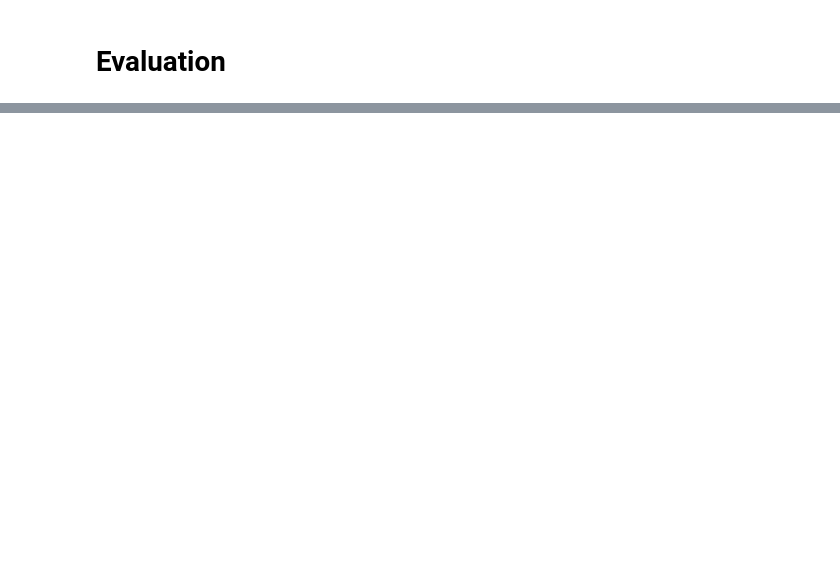
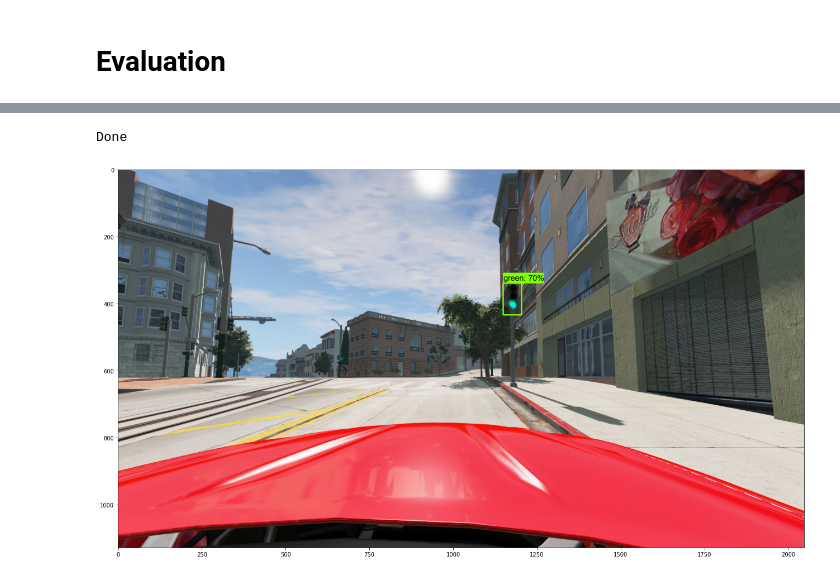
Before and after one commit to roman-kravtsov/seminar-on-testing-self-driving-cars-wise-20-21-project, a Jupyter notebook: simulator.ipynb, the cells around one changed output, grey strips where cells are left out. Drawn from its saved outputs; the diff is of its cells as text; code cells hidden in the pictures; blank space fills up the shorter version.

```diff
--- a/simulator.ipynb
+++ b/simulator.ipynb
@@ -32,7 +51,8 @@ def download_model(model_name, model_date):
 MODEL_DATE = '20200711'
 MODEL_NAME = 'centernet_hg104_1024x1024_coco17_tpu-32'
 # PATH_TO_MODEL_DIR = download_model(MODEL_NAME, MODEL_DATE)
-PATH_TO_MODEL_DIR='C:\\Users\\Roman\\.keras\\datasets\\centernet_hg104_1024x1024_coco17_tpu-32'
+# PATH_TO_MODEL_DIR='C:\\Users\\Roman\\.keras\\datasets\\centernet_hg104_1024x1024_coco17_tpu-32'
+PATH_TO_MODEL_DIR='E:\\Study\\Simulation-Based_Testing_Autonomous_Cars\\seminar-on-testing-self-driving-cars-wise-20-21-project\\exported-models'
 # %%
 # Download labels file
 def download_labels(filename):
@@ -45,7 +65,8 @@ def download_labels(filename):
 
 LABEL_FILENAME = 'mscoco_label_map.pbtxt'
 # PATH_TO_LABELS = download_labels(LABEL_FILENAME)
-PATH_TO_LABELS='C:\\Users\\Roman\\.keras\\datasets\\mscoco_label_map.pbtxt'
+# PATH_TO_LABELS='C:\\Users\\Roman\\.keras\\datasets\\mscoco_label_map.pbtxt'
+PATH_TO_LABELS='E:\\Study\\Simulation-Based_Testing_Autonomous_Cars\\seminar-on-testing-self-driving-cars-wise-20-21-project\\exported-models\\label_map.pbtxt'
 # %%
 def load_image_into_numpy_array(image):
   (im_width, im_height) = image.size
@@ -97,5 +292,8 @@ category_index = label_map_util.create_category_index_from_labelmap(PATH_TO_LABE
 # %% [markdown]
 # Run BEAMNG
+# %%
+images = []
+detections = []
 # %%
 %matplotlib
 import mmap
@@ -240,2 +455,5 @@ Done
 # %% [markdown]
 # Evaluation
+# %%
+image = Image.open('E:\\Study\\driving-object-detection\\images\\green_bng_2.png')
+images = [image]
@@ -241,0 +502,51 @@ Done
+# %%
+for image in images:
+
+    image_np = load_image_into_numpy_array(image)
+
+    # Things to try:
+    # Flip horizontally
+    # image_np = np.fliplr(image_np).copy()
+
+    # Convert image to grayscale
+    # image_np = np.tile(
+    #     np.mean(image_np, 2, keepdims=True), (1, 1, 3)).astype(np.uint8)
+
+    # The input needs to be a tensor, convert it using `tf.convert_to_tensor`.
+    input_tensor = tf.convert_to_tensor(image_np)
+    # The model expects a batch of images, so add an axis with `tf.newaxis`.
+    input_tensor = input_tensor[tf.newaxis, ...]
+
+    # input_tensor = np.expand_dims(image_np, 0)
+    detections = detect_fn(input_tensor)
+
+    # All outputs are batches tensors.
+    # Convert to numpy arrays, and take index [0] to remove the batch dimension.
+    # We're only interested in the first num_detections.
+    num_detections = int(detections.pop('num_detections'))
+    detections = {key: value[0, :num_detections].numpy()
+                   for key, value in detections.items()}
+    detections['num_detections'] = num_detections
+
+    # detection_classes should be ints.
+    detections['detection_classes'] = detections['detection_classes'].astype(np.int64)
+
+    image_np_with_detections = image_np.copy()
+    viz_utils.visualize_boxes_and_labels_on_image_array(
+          image_np_with_detections,
+          detections['detection_boxes'],
+          detections['detection_classes'],
+          detections['detection_scores'],
+          category_index,
+          use_normalized_coordinates=True,
+          max_boxes_to_draw=200,
+          min_score_thresh=.30,
+          agnostic_mode=False)
+
+    plt.figure(figsize = (22,14))
+    plt.imshow(image_np_with_detections)
+    print('Done')
+plt.show()
+# %% [output]
+Done
+[figure, added]
```
Also changed, not shown: parts of 49 cells of this notebook.
